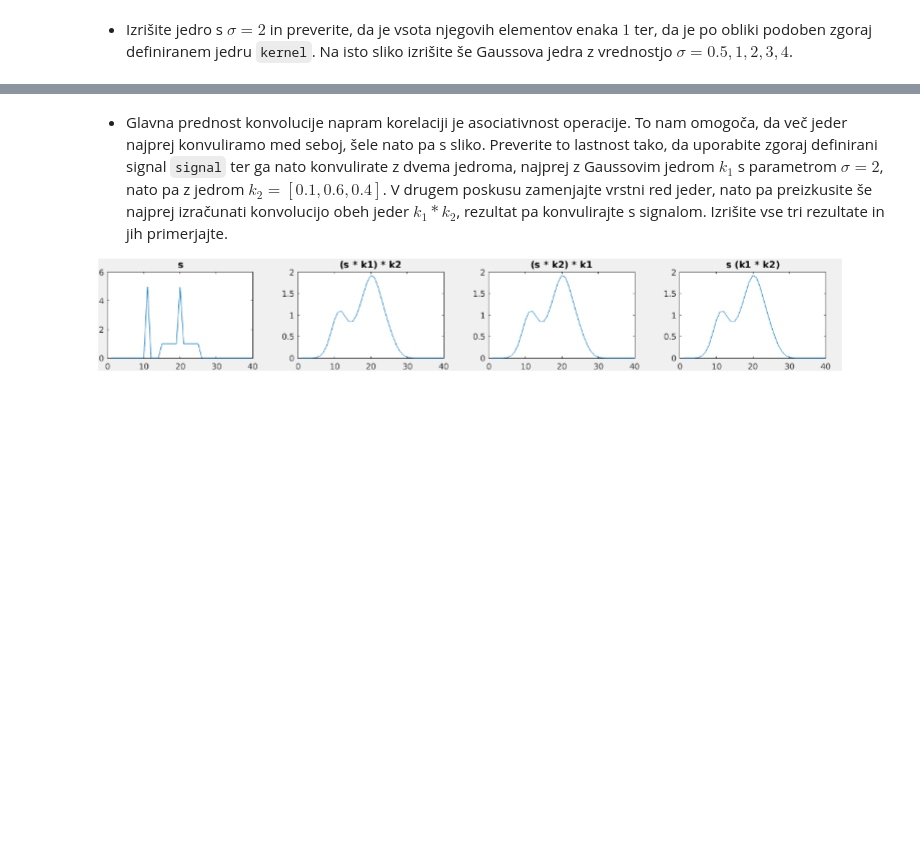
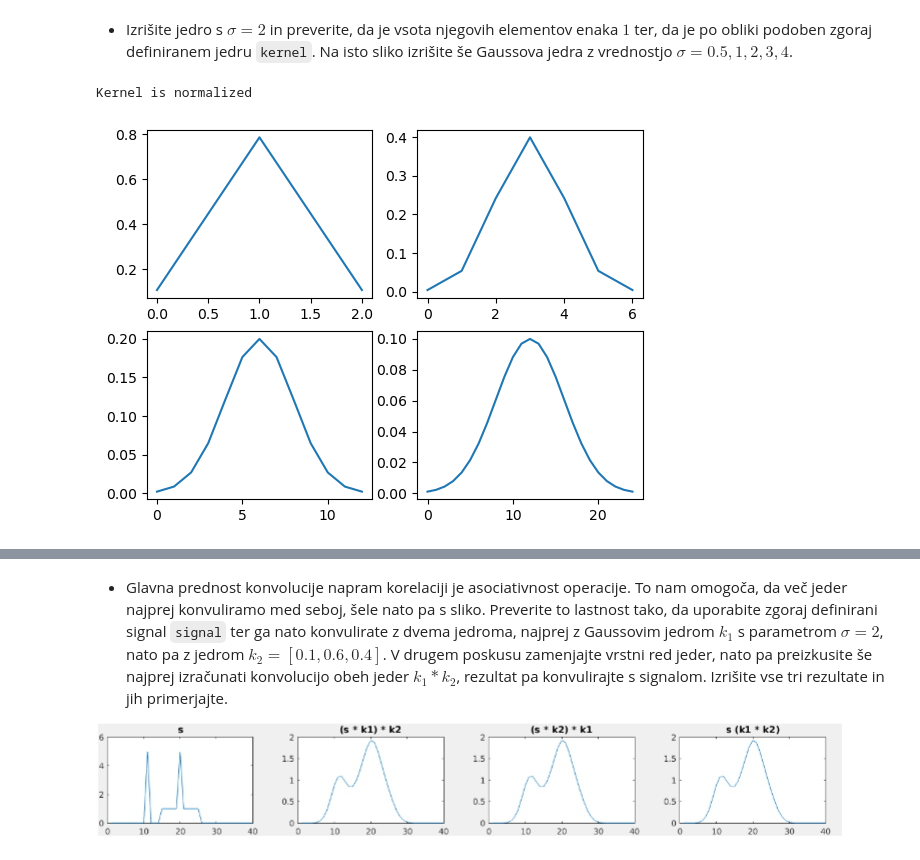
Before and after one commit to TiborKoderman/rrz, a Jupyter notebook: vaja2/vaja2.ipynb, the cells around one changed output, grey strips where cells are left out. Cells and saved outputs as stored; diff of their text form; code cells hidden in the pictures; blank space fills up the shorter version.

```diff
--- a/vaja2/vaja2.ipynb
+++ b/vaja2/vaja2.ipynb
@@ -192,3 +188,21 @@ if sum(simple_gauss(2.0)) == 1.0:
+# %%
+# TODO: Izrisite razlicna Gaussova jedra
+if sum(simple_gauss(2.0)) == 1.0:
+    print('Kernel is normalized')
+
+#plot different kernels for sigma = 0.5, 1.0, 2.0, 4.0
+plt.subplot(2, 2, 1)
+plt.plot(simple_gauss(0.5))
+plt.subplot(2, 2, 2)
+plt.plot(simple_gauss(1.0))
+plt.subplot(2, 2, 3)
+plt.plot(simple_gauss(2.0))
+plt.subplot(2, 2, 4)
+plt.plot(simple_gauss(4.0))
+plt.show()
+# %% [output]
+Kernel is normalized
+[figure, added]
 # %% [markdown]
 * Na spodnji sliki sta prikazani dve jedri <i>(a)</i> in <i>(b)</i> ter signal <i>(c)</i>. Skicirajte (ni se potrebno osredotočati na računsko natančnost, pomembno je razumevanje) rezultat konvolucije signala s posameznim jedrom. Po želji lahko konvolucijo s podobnimi dvemi signali tudi implementirate, vendar je pombemno predvsem razumevanje rezultata.
 
```
Also changed, not shown: parts of 20 cells of this notebook.
